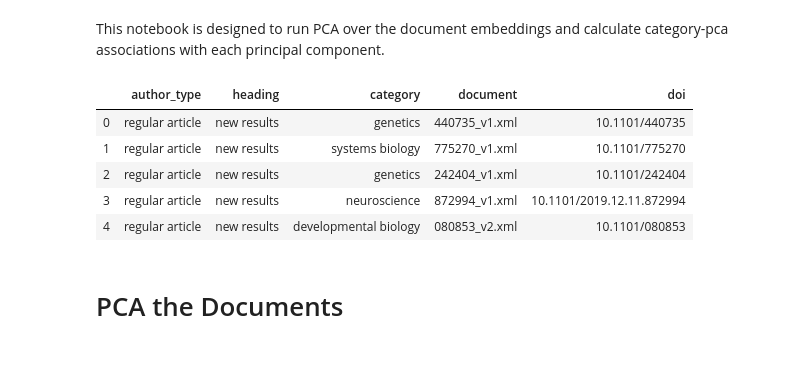
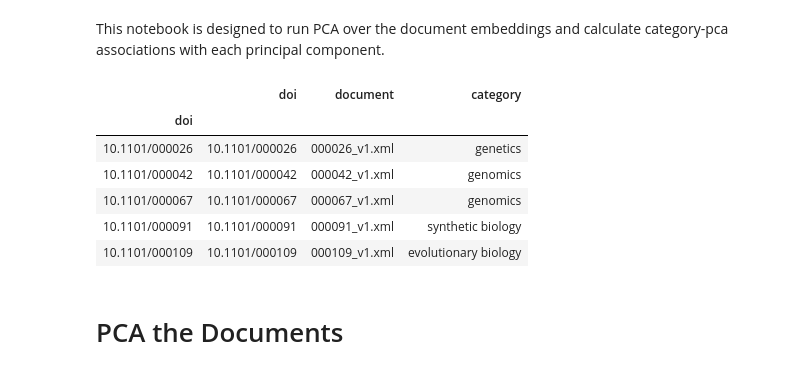
Before and after one commit to greenelab/annorxiver, a Jupyter notebook: biorxiv/pca_association_experiment/biorxiv_pca_category_bootstrap.ipynb, the cells around one changed output. Cells and saved outputs as stored; diff of their text form; code cells hidden in the pictures.

```diff
--- a/biorxiv/pca_association_experiment/biorxiv_pca_category_bootstrap.ipynb
+++ b/biorxiv/pca_association_experiment/biorxiv_pca_category_bootstrap.ipynb
@@ -12,20 +12,29 @@ from scipy.spatial.distance import cdist
 from sklearn.decomposition import PCA
 from tqdm import tqdm_notebook
 # %%
-journal_map_df = pd.read_csv(
-    Path("..")/
-    Path("exploratory_data_analysis")/
-    Path("output/biorxiv_article_metadata.tsv"),
-    sep="\t"
+journal_map_df = (
+    pd.read_csv(
+        Path("..")/
+        Path("exploratory_data_analysis")/
+        Path("output/biorxiv_article_metadata.tsv"),
+        sep="\t"
+    )
+    .groupby("doi")
+    .agg({
+        "doi":"last",
+        "document":"first",
+        "category":"last",
+    })
 )
 journal_map_df.head()
 # %% [output]
-|  | author_type | heading | category | document | doi |
-| 0 | regular article | new results | genetics | 440735_v1.xml | 10.1101/440735 |
-| 1 | regular article | new results | systems biology | 775270_v1.xml | 10.1101/775270 |
-| 2 | regular article | new results | genetics | 242404_v1.xml | 10.1101/242404 |
-| 3 | regular article | new results | neuroscience | 872994_v1.xml | 10.1101/2019.12.11.872994 |
-| 4 | regular article | new results | developmental biology | 080853_v2.xml | 10.1101/080853 |
+|  | doi | document | category |
+| doi |  |  |  |
+| 10.1101/000026 | 10.1101/000026 | 000026_v1.xml | genetics |
+| 10.1101/000042 | 10.1101/000042 | 000042_v1.xml | genomics |
+| 10.1101/000067 | 10.1101/000067 | 000067_v1.xml | genomics |
+| 10.1101/000091 | 10.1101/000091 | 000091_v1.xml | synthetic biology |
+| 10.1101/000109 | 10.1101/000109 | 000109_v1.xml | evolutionary biology |
 # %% [markdown]
 # PCA the Documents
 # %% [markdown]
```
Also changed, not shown: parts of 6 cells of this notebook, 5 other files.
